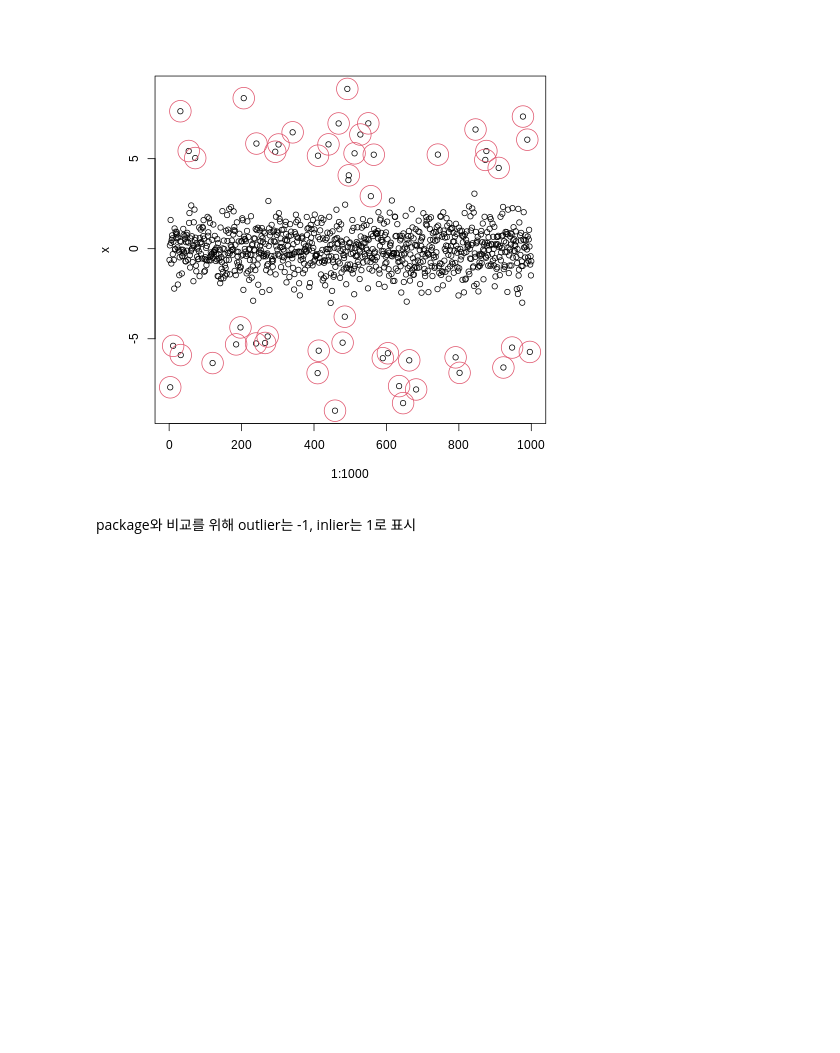
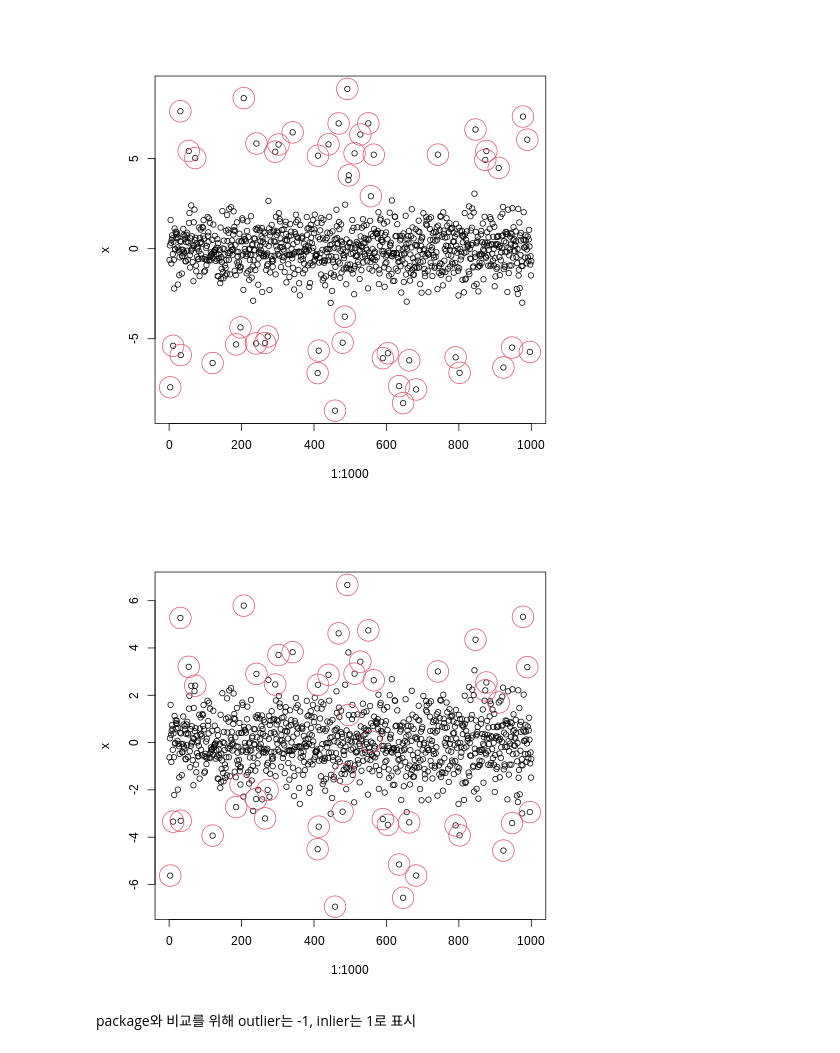
Before and after one commit to seoyeonc/ms, a Jupyter notebook: _notebooks/2022-11-04-comparison_study.ipynb, the cells around one changed output. Cells and saved outputs as stored; diff of their text form; code cells hidden in the pictures; blank space fills up the shorter version.

```diff
--- a/_notebooks/2022-11-04-comparison_study.ipynb
+++ b/_notebooks/2022-11-04-comparison_study.ipynb
@@ -152,6 +176,23 @@ points(index_of_trueoutlier,x[index_of_trueoutlier],col=2,cex=4)
 #lines(mu,col=2,lty=2,lwd=2)
 # %% [output]
 [figure]
+# %%
+%%R
+library(EbayesThresh)
+set.seed(1)
+epsilon = rnorm(1000)
+signal = sample(c(runif(25,-5,-2), runif(25,2,5), rep(0,950)))
+index_of_trueoutlier = which(signal!=0)
+index_of_trueoutlier
+x=signal+epsilon
+plot(1:1000,x)
+points(index_of_trueoutlier,x[index_of_trueoutlier],col=2,cex=4)
+
+#plot(x,type='l')
+#mu <- EbayesThresh::ebayesthresh(x,sdev=2)
+#lines(mu,col=2,lty=2,lwd=2)
+# %% [output]
+[figure, added]
 # %%
 %R -o x
 %R -o index_of_trueoutlier
```
Also changed, not shown: parts of 85 cells of this notebook.
